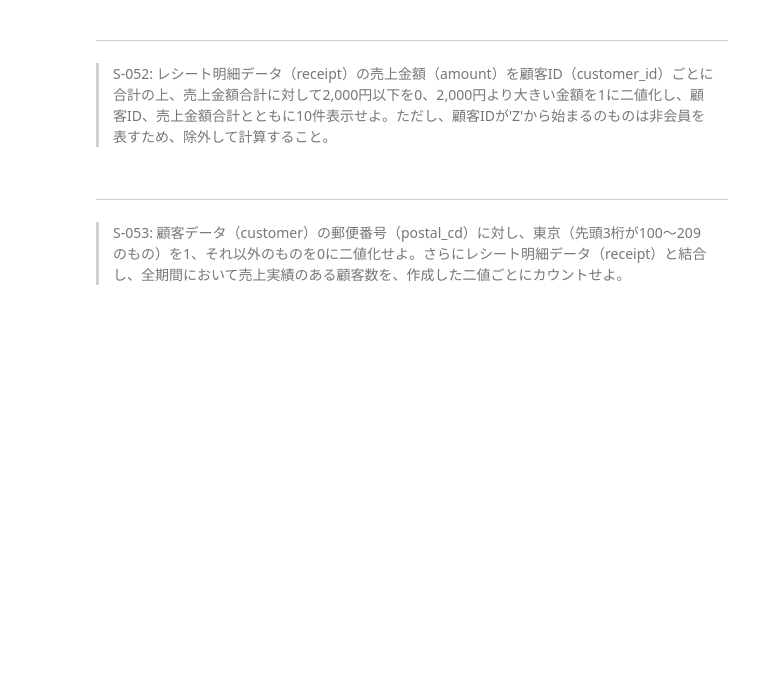
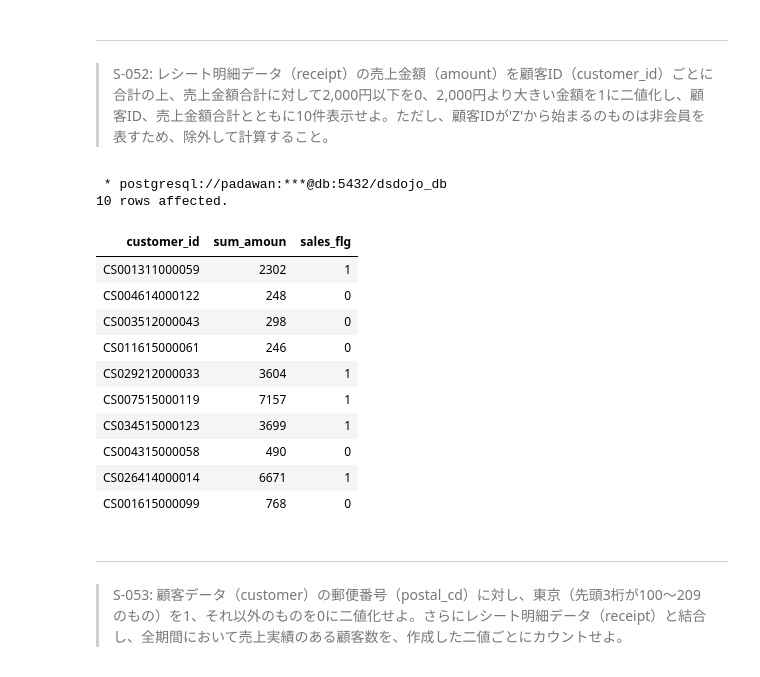
Before and after one commit to KJR020/100knocks-preprocess, a Jupyter notebook: docker/work/preprocess_knock_SQL.ipynb, the cells around one changed output. Saved outputs shown, nothing was run; the diff lists cells and outputs as text; code cells hidden in the pictures; blank space fills up the shorter version.

```diff
--- a/docker/work/preprocess_knock_SQL.ipynb
+++ b/docker/work/preprocess_knock_SQL.ipynb
@@ -1547,3 +1567,31 @@ LIMIT 10
+# %%
+%%sql
+SELECT
+    customer_id,
+    SUM(amount) AS sum_amoun,
+    CASE
+        WHEN SUM(amount) > 2000 THEN 1
+        ELSE 0
+    END AS sales_flg
+FROM receipt
+WHERE customer_id NOT LIKE 'Z%'
+GROUP BY customer_id
+LIMIT 10
+;
+# %% [output]
+ * postgresql://padawan:***@db:5432/dsdojo_db
+10 rows affected.
+| customer_id | sum_amoun | sales_flg |
+| CS001311000059 | 2302 | 1 |
+| CS004614000122 | 248 | 0 |
+| CS003512000043 | 298 | 0 |
+| CS011615000061 | 246 | 0 |
+| CS029212000033 | 3604 | 1 |
+| CS007515000119 | 7157 | 1 |
+| CS034515000123 | 3699 | 1 |
+| CS004315000058 | 490 | 0 |
+| CS026414000014 | 6671 | 1 |
+| CS001615000099 | 768 | 0 |
 # %% [markdown]
 ---
 > S-053: 顧客データ（customer）の郵便番号（postal_cd）に対し、東京（先頭3桁が100〜209のもの）を1、それ以外のものを0に二値化せよ。さらにレシート明細データ（receipt）と結合し、全期間において売上実績のある顧客数を、作成した二値ごとにカウントせよ。
```
Also changed, not shown: parts of 3 cells of this notebook.
